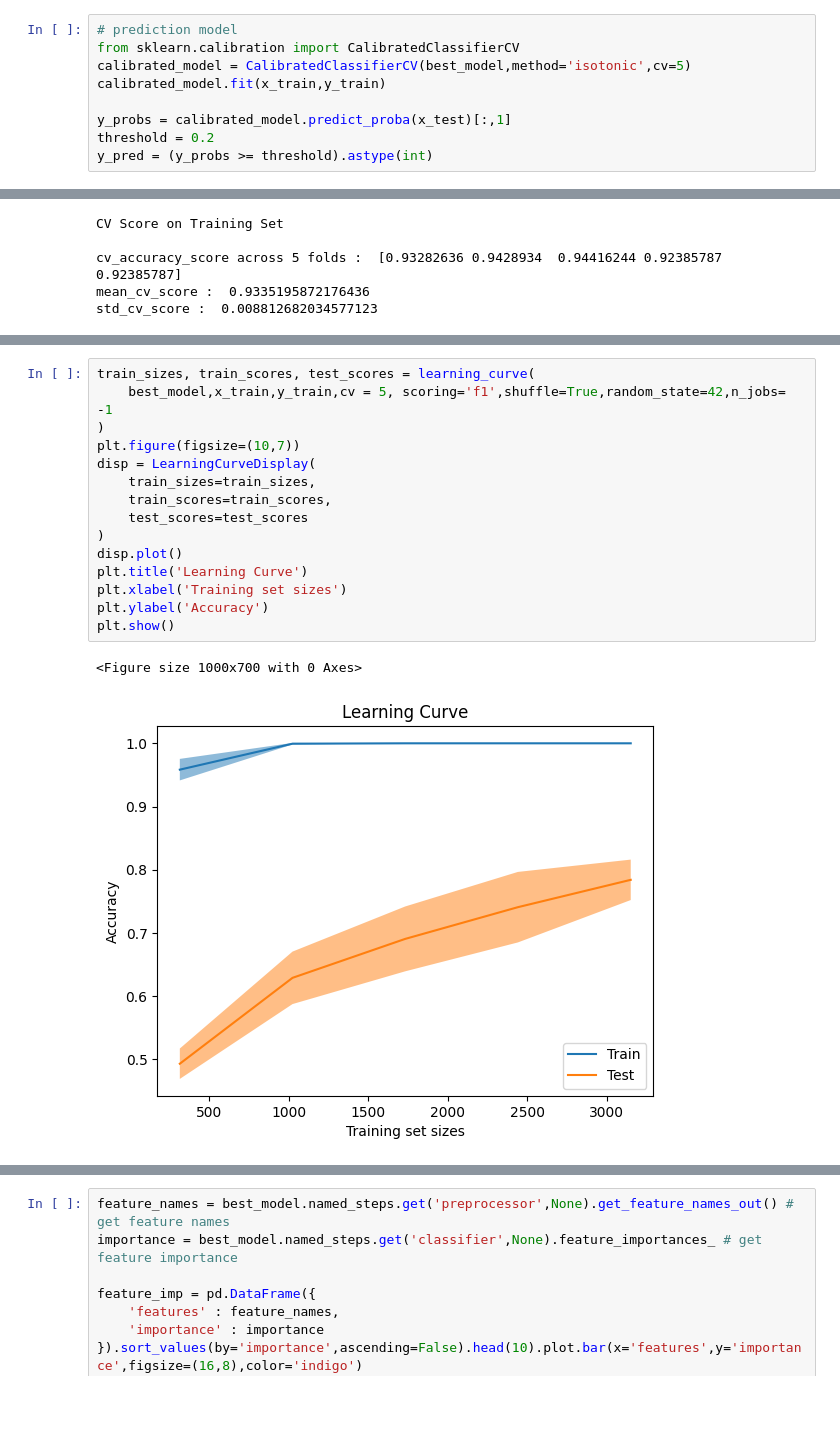
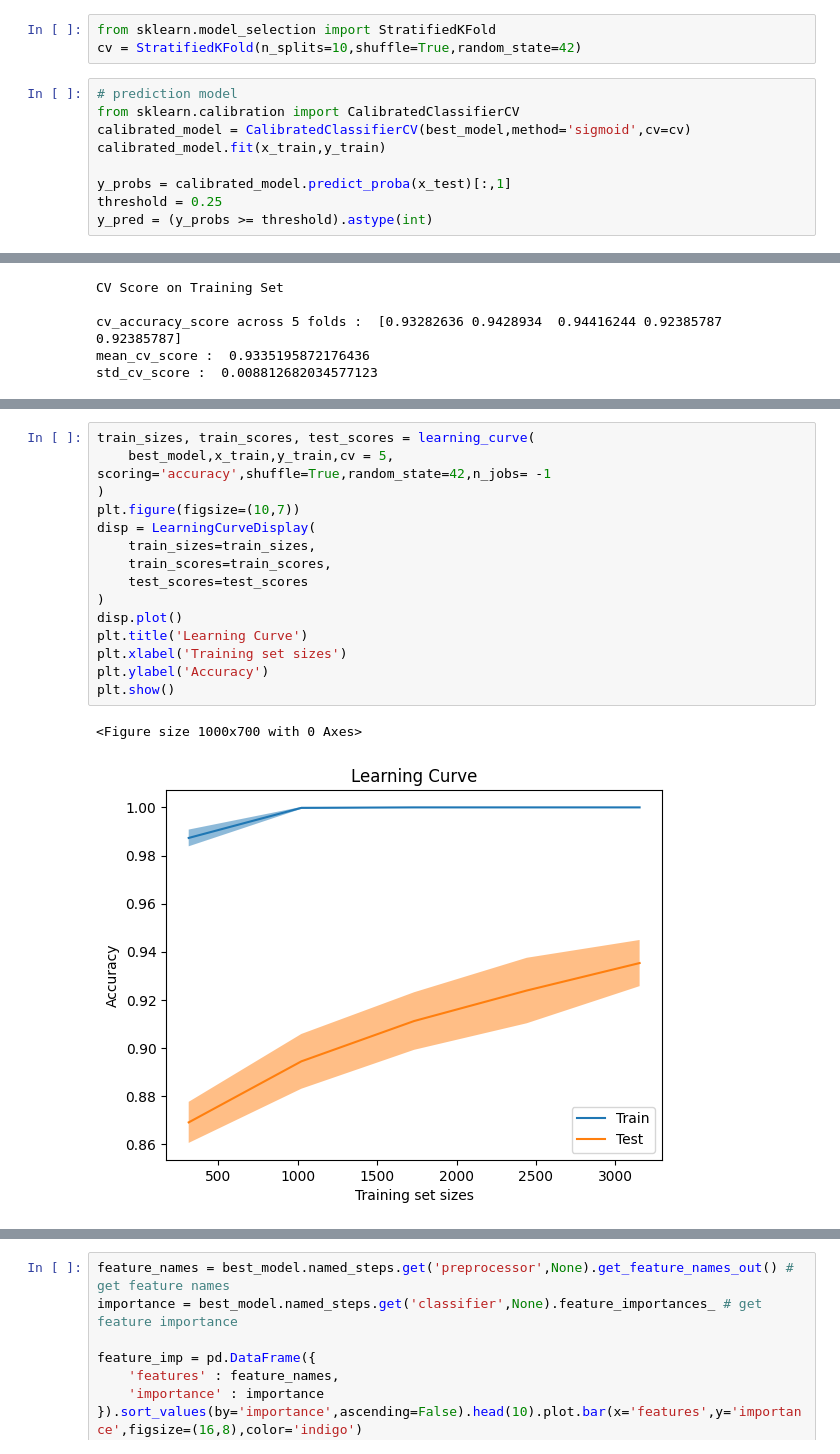
Before and after one commit to Maxwell-Selassie/Churn-Prediction, a Jupyter notebook: model_evaluation.ipynb, the cells around one changed output, grey strips where cells are left out. Saved outputs shown, nothing was run; the diff lists cells and outputs as text; blank space fills up the shorter version.

```diff
--- a/model_evaluation.ipynb
+++ b/model_evaluation.ipynb
@@ -27,12 +27,15 @@ else:
     raise ValueError('Model not found!')
 # %% [output]
 Best model successfully loaded!
+# %%
+from sklearn.model_selection import StratifiedKFold
+cv = StratifiedKFold(n_splits=10,shuffle=True,random_state=42)
 # %%
 # prediction model
 from sklearn.calibration import CalibratedClassifierCV
-calibrated_model = CalibratedClassifierCV(best_model,method='isotonic',cv=5)
+calibrated_model = CalibratedClassifierCV(best_model,method='sigmoid',cv=cv)
 calibrated_model.fit(x_train,y_train)
 
 y_probs = calibrated_model.predict_proba(x_test)[:,1]
-threshold = 0.2
+threshold = 0.25
 y_pred = (y_probs >= threshold).astype(int)
@@ -103,21 +119,21 @@ std_cv_score :  0.006626493339128893
 # %%
 train_sizes, train_scores, test_scores = learning_curve(
-    best_model,x_train,y_train,cv = 5, scoring='f1',shuffle=True,random_state=42,n_jobs= -1
+    best_model,x_train,y_train,cv = 5, scoring='accuracy',shuffle=True,random_state=42,n_jobs= -1
 )
 plt.figure(figsize=(10,7))
 disp = LearningCurveDisplay(
     train_sizes=train_sizes,
     train_scores=train_scores,
     test_scores=test_scores
 )
 disp.plot()
 plt.title('Learning Curve')
 plt.xlabel('Training set sizes')
 plt.ylabel('Accuracy')
 plt.show()
 # %% [output]
 <Figure size 1000x700 with 0 Axes>
-[figure, old version]
+[figure, new version]
 # %%
 from sklearn.metrics import roc_auc_score,roc_curve
 # the rate at which model classifiers model well - determines whether model is really learning or just randomly guessing
```
Also changed, not shown: parts of 13 cells of this notebook, 2 other files.
